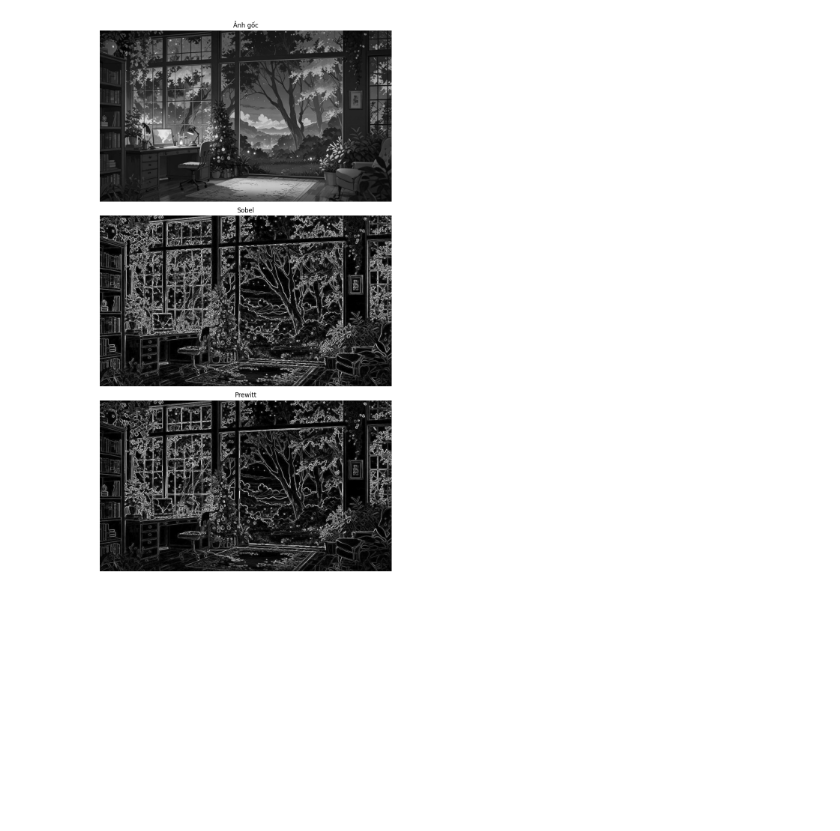
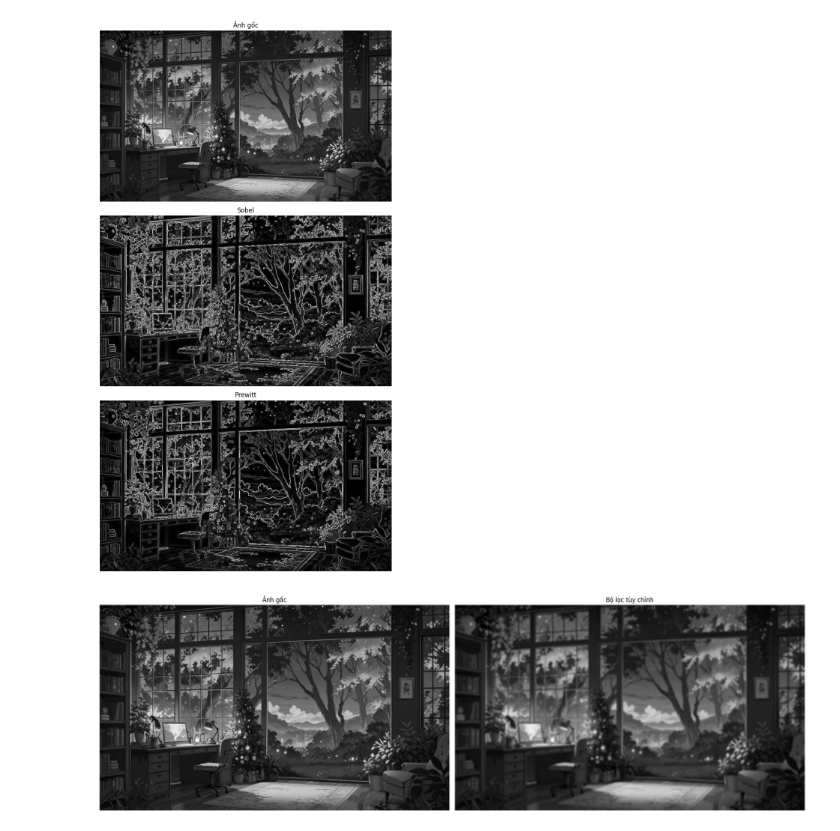
Before and after one commit to Dat184/ThiGiacMayTinh, a Jupyter notebook: Lab/Lab2/lab2_3.ipynb, the cells around one changed output. Drawn from its saved outputs; the diff is of its cells as text; code cells hidden in the pictures; blank space fills up the shorter version.

```diff
--- a/Lab/Lab2/lab2_3.ipynb
+++ b/Lab/Lab2/lab2_3.ipynb
@@ -56,3 +56,25 @@ axes[2].axis('off')
 plt.tight_layout()
 # %% [output]
 [figure]
+# %%
+def custom_filter(image):
+    kernel = np.random.rand(7, 7).astype(np.float32)
+    kernel = kernel / kernel.sum()
+    filtered_image = cv2.filter2D(image, -1, kernel)
+    return filtered_image
+# %%
+img_custom = custom_filter(imgOpenCV)
+
+fig, axes = plt.subplots(1, 2, figsize=(20, 10))
+
+axes[0].imshow(imgOpenCV, cmap='gray')
+axes[0].set_title('Ảnh gốc')
+axes[0].axis('off')
+
+axes[1].imshow(img_custom, cmap='gray')
+axes[1].set_title('Bộ lọc tùy chỉnh')
+axes[1].axis('off')
+
+plt.tight_layout()
+# %% [output]
+[figure, added]
```
